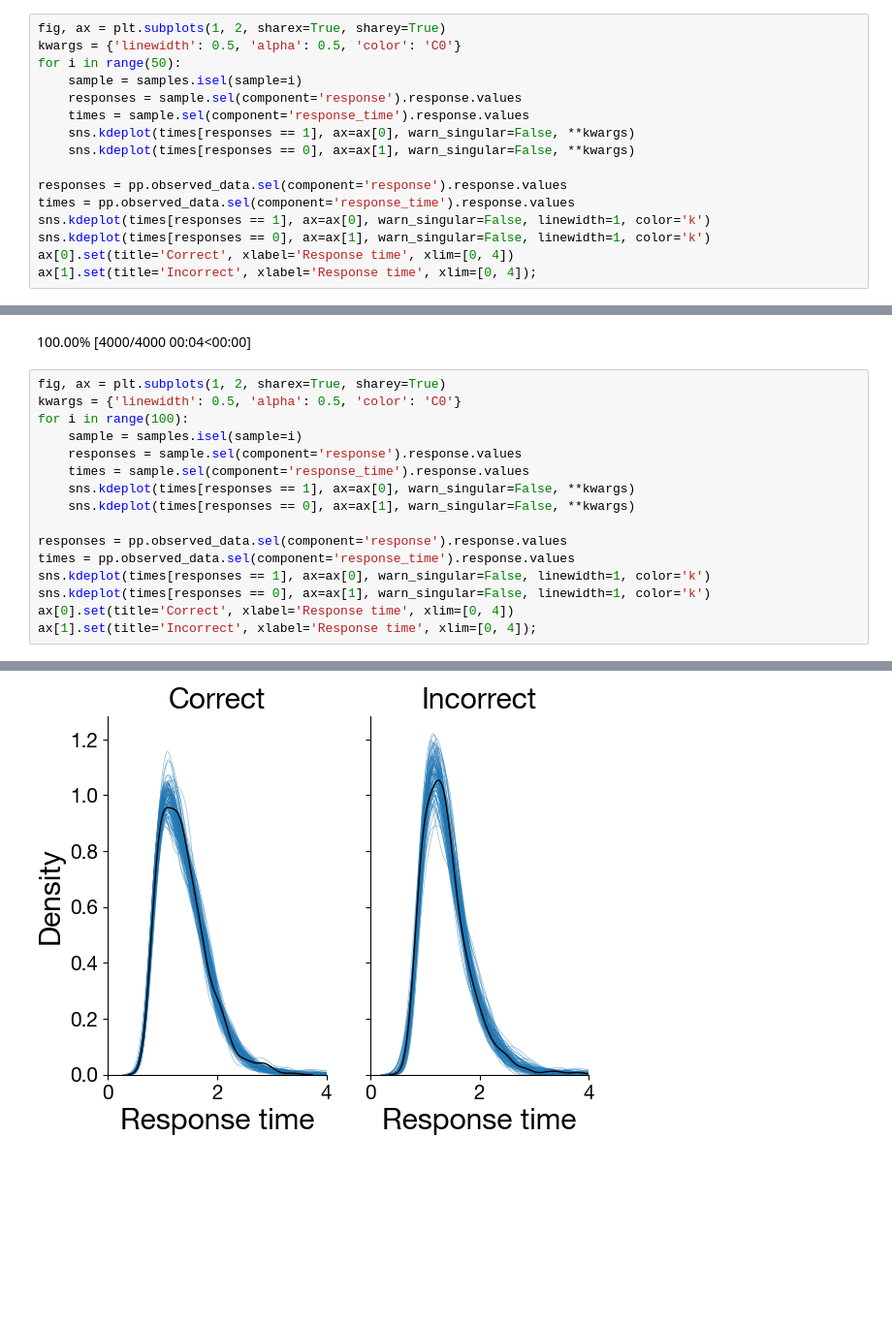
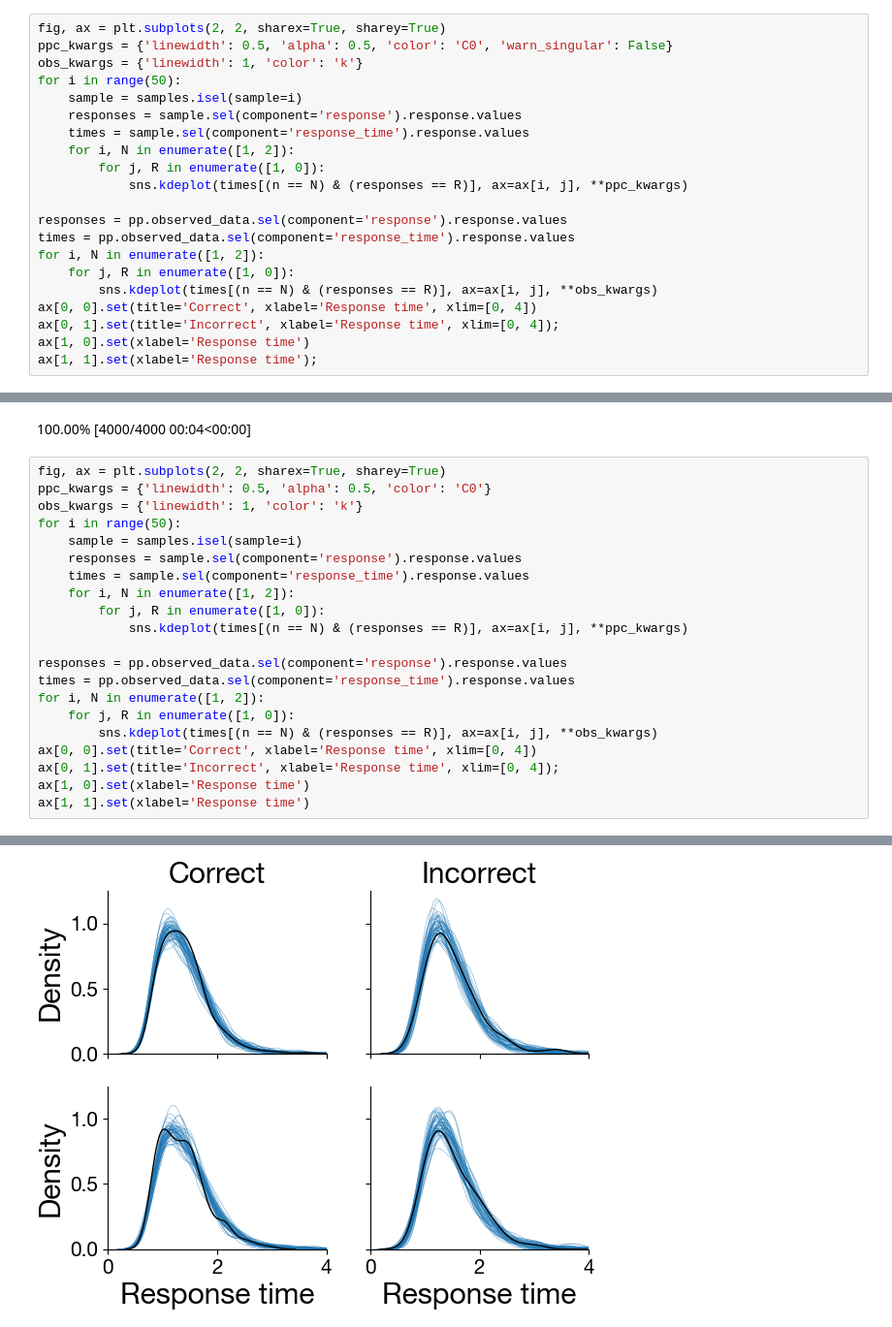
Before and after one commit to prestonlab/devreact, a Jupyter notebook: jupyter/test_recovery_3afc_bin.ipynb, the cells around one changed output, grey strips where cells are left out. Shown at 97% size. Drawn from its saved outputs; the diff is of its cells as text; blank space fills up the shorter version.

```diff
--- a/jupyter/test_recovery_3afc_bin.ipynb
+++ b/jupyter/test_recovery_3afc_bin.ipynb
@@ -69,19 +77,24 @@ with graph:
     pp = pm.sample_prior_predictive()
 samples = pp.prior_predictive.stack({'sample': ['chain', 'draw']})
 # %%
-fig, ax = plt.subplots(1, 2, sharex=True, sharey=True)
-kwargs = {'linewidth': 0.5, 'alpha': 0.5, 'color': 'C0'}
+fig, ax = plt.subplots(2, 2, sharex=True, sharey=True)
+ppc_kwargs = {'linewidth': 0.5, 'alpha': 0.5, 'color': 'C0', 'warn_singular': False}
+obs_kwargs = {'linewidth': 1, 'color': 'k'}
 for i in range(50):
     sample = samples.isel(sample=i)
     responses = sample.sel(component='response').response.values
     times = sample.sel(component='response_time').response.values
-    sns.kdeplot(times[responses == 1], ax=ax[0], warn_singular=False, **kwargs)
-    sns.kdeplot(times[responses == 0], ax=ax[1], warn_singular=False, **kwargs)
+    for i, N in enumerate([1, 2]):
+        for j, R in enumerate([1, 0]):
+            sns.kdeplot(times[(n == N) & (responses == R)], ax=ax[i, j], **ppc_kwargs)
 
 responses = pp.observed_data.sel(component='response').response.values
 times = pp.observed_data.sel(component='response_time').response.values
-sns.kdeplot(times[responses == 1], ax=ax[0], warn_singular=False, linewidth=1, color='k')
-sns.kdeplot(times[responses == 0], ax=ax[1], warn_singular=False, linewidth=1, color='k')
-ax[0].set(title='Correct', xlabel='Response time', xlim=[0, 4])
-ax[1].set(title='Incorrect', xlabel='Response time', xlim=[0, 4]);
+for i, N in enumerate([1, 2]):
+    for j, R in enumerate([1, 0]):
+        sns.kdeplot(times[(n == N) & (responses == R)], ax=ax[i, j], **obs_kwargs)
+ax[0, 0].set(title='Correct', xlabel='Response time', xlim=[0, 4])
+ax[0, 1].set(title='Incorrect', xlabel='Response time', xlim=[0, 4]);
+ax[1, 0].set(xlabel='Response time')
+ax[1, 1].set(xlabel='Response time');
 # %% [output]
@@ -112,19 +125,24 @@ samples = pp.posterior_predictive.stack({'sample': ['chain', 'draw']})
 # %% [output]
 100.00% [4000/4000 00:04<00:00]
 # %%
-fig, ax = plt.subplots(1, 2, sharex=True, sharey=True)
-kwargs = {'linewidth': 0.5, 'alpha': 0.5, 'color': 'C0'}
-for i in range(100):
+fig, ax = plt.subplots(2, 2, sharex=True, sharey=True)
+ppc_kwargs = {'linewidth': 0.5, 'alpha': 0.5, 'color': 'C0'}
+obs_kwargs = {'linewidth': 1, 'color': 'k'}
+for i in range(50):
     sample = samples.isel(sample=i)
     responses = sample.sel(component='response').response.values
     times = sample.sel(component='response_time').response.values
-    sns.kdeplot(times[responses == 1], ax=ax[0], warn_singular=False, **kwargs)
-    sns.kdeplot(times[responses == 0], ax=ax[1], warn_singular=False, **kwargs)
+    for i, N in enumerate([1, 2]):
+        for j, R in enumerate([1, 0]):
+            sns.kdeplot(times[(n == N) & (responses == R)], ax=ax[i, j], **ppc_kwargs)
 
 responses = pp.observed_data.sel(component='response').response.values
 times = pp.observed_data.sel(component='response_time').response.values
-sns.kdeplot(times[responses == 1], ax=ax[0], warn_singular=False, linewidth=1, color='k')
-sns.kdeplot(times[responses == 0], ax=ax[1], warn_singular=False, linewidth=1, color='k')
-ax[0].set(title='Correct', xlabel='Response time', xlim=[0, 4])
-ax[1].set(title='Incorrect', xlabel='Response time', xlim=[0, 4]);
+for i, N in enumerate([1, 2]):
+    for j, R in enumerate([1, 0]):
+        sns.kdeplot(times[(n == N) & (responses == R)], ax=ax[i, j], **obs_kwargs)
+ax[0, 0].set(title='Correct', xlabel='Response time', xlim=[0, 4])
+ax[0, 1].set(title='Incorrect', xlabel='Response time', xlim=[0, 4]);
+ax[1, 0].set(xlabel='Response time')
+ax[1, 1].set(xlabel='Response time')
 # %% [output]
@@ -131,4 +150,4 @@ ax[1].set(title='Incorrect', xlabel='Response time', xlim=[0, 4]);
-[figure, old version]
+[figure, new version]
 # %%
 %load_ext watermark
 %watermark -v -iv
```
Also changed, not shown: parts of 9 cells of this notebook.
